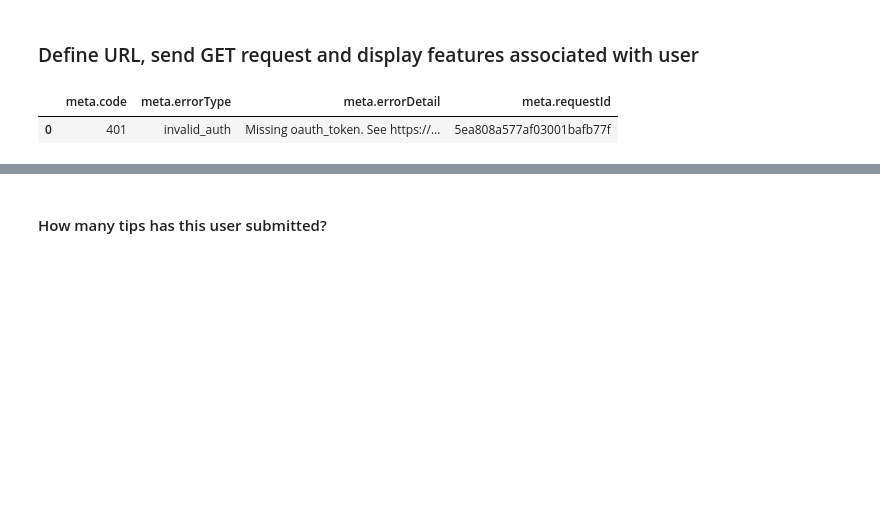
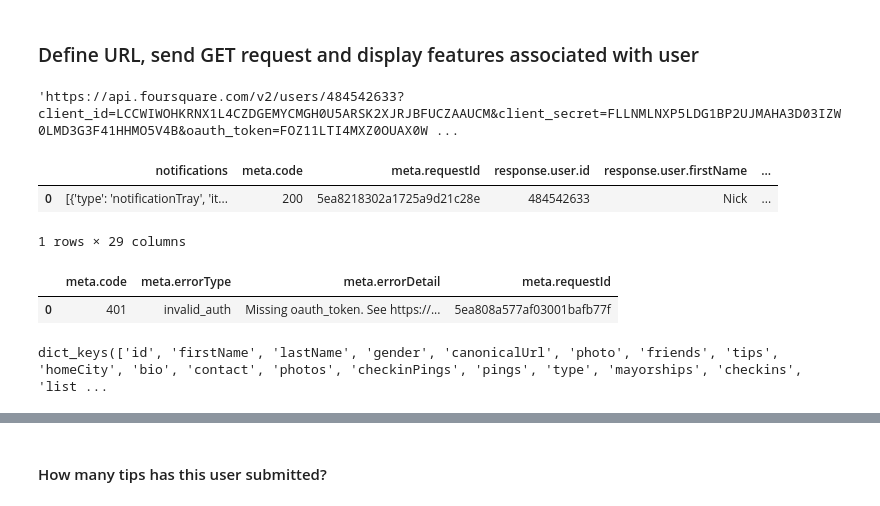
Before and after one commit to MennoBdV/AppliedDataCiensceCapstone, a Jupyter notebook: DP0701EN-2-2-1-Foursquare-API-py-v1.0.ipynb, the cells around one changed output, grey strips where cells are left out. Drawn from its saved outputs; the diff is of its cells as text; code cells hidden in the pictures; blank space fills up the shorter version.

```diff
--- a/DP0701EN-2-2-1-Foursquare-API-py-v1.0.ipynb
+++ b/DP0701EN-2-2-1-Foursquare-API-py-v1.0.ipynb
@@ -382 +397,25 @@ url
+# %%
+user_id = '484542633' # user ID with most agree counts and complete profile
+ACCESS_TOKEN = 'FOZ11LTI4MXZ0OUAX0WCWNUTM2Q2L3X1TAUSDIXURP4VRSDU'
+url = 'https://api.foursquare.com/v2/users/{}?client_id={}&client_secret={}&oauth_token={}&v={}'.format(user_id, CLIENT_ID, CLIENT_SECRET, ACCESS_TOKEN, VERSION) # define URL
+
+url
+# %% [output]
+'https://api.foursquare.com/v2/users/484542633?client_id=LCCWIWOHKRNX1L4CZDGEMYCMGH0U5ARSK2XJRJBFUCZAAUCM&client_secret=FLLNMLNXP5LDG1BP2UJMAHA3D03IZW0LMD3G3F41HHMO5V4B&oauth_token=FOZ11LTI4MXZ0OUAX0W ...
+# %%
+# send GET request
+results = requests.get(url).json()
+SaveResult=results
+# %%
+df_user= pd.json_normalize(results) # json normalize tips
+
+#user_data = results['response']['user']
+
+# display features associated with user
+#user_data.keys()
+df_user
+# %% [output]
+|  | notifications | meta.code | meta.requestId | response.user.id | response.user.firstName | ... |
+| 0 | [{'type': 'notificationTray', 'it... | 200 | 5ea8218302a1725a9d21c28e | 484542633 | Nick | ... |
+1 rows × 29 columns
 # %%
@@ -393,6 +433,13 @@ df_user
 # %% [output]
 |  | meta.code | meta.errorType | meta.errorDetail | meta.requestId |
 | 0 | 401 | invalid_auth | Missing oauth_token. See https://... | 5ea808a577af03001bafb77f |
+# %%
+user_data = results['response']['user']
+
+# display features associated with user
+user_data.keys()
+# %% [output]
+dict_keys(['id', 'firstName', 'lastName', 'gender', 'canonicalUrl', 'photo', 'friends', 'tips', 'homeCity', 'bio', 'contact', 'photos', 'checkinPings', 'pings', 'type', 'mayorships', 'checkins', 'list ...
 # %%
 print('First Name: ' + user_data['firstName'])
 print('Last Name: ' + user_data['lastName'])
```
Also changed, not shown: parts of 4 cells of this notebook.
